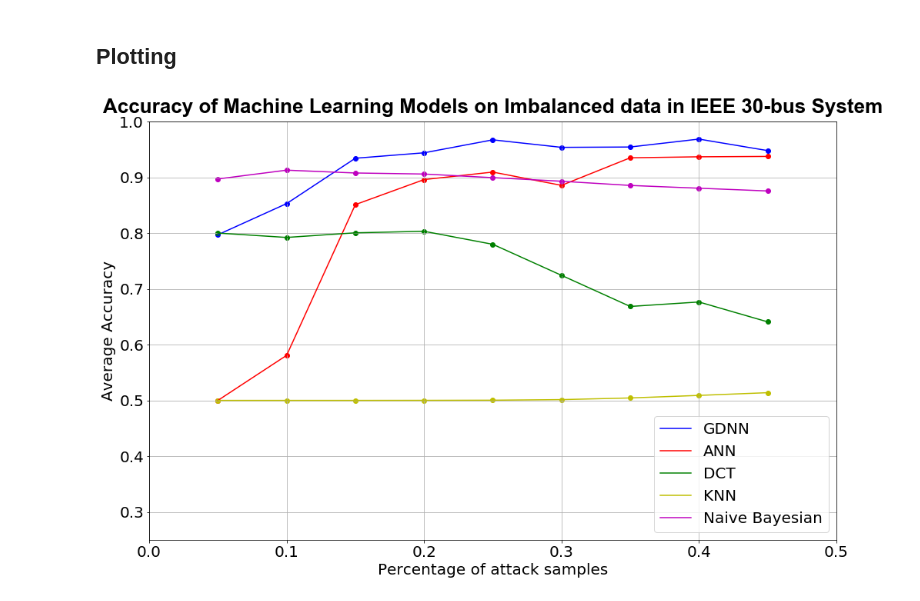
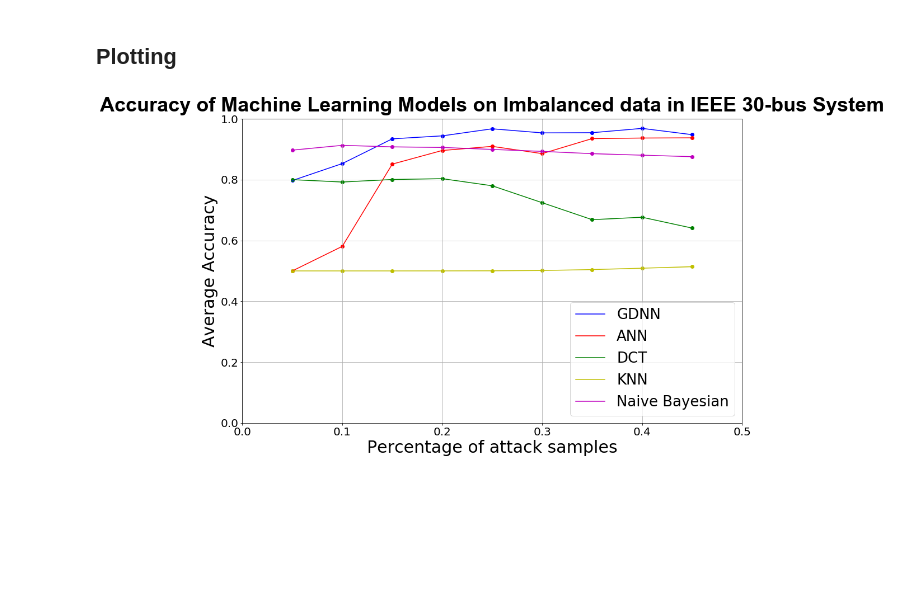
Before and after one commit to jsakhnin/DL_FDI, a Jupyter notebook: Plots and Figures/IEEE30_Imbalanced.ipynb, the cells around one changed output. Drawn from its saved outputs; the diff is of its cells as text; code cells hidden in the pictures; blank space fills up the shorter version.

Commit message:
enlarged fonts in figures

```diff
--- a/Plots and Figures/IEEE30_Imbalanced.ipynb
+++ b/Plots and Figures/IEEE30_Imbalanced.ipynb
@@ -90,45 +90,47 @@ print(x)
 # %% [markdown]
 ## Plotting
 # %%
-SMALL_SIZE = 14
-MEDIUM_SIZE = 20
-BIGGER_SIZE = 26
+SMALL_SIZE = 20
+MEDIUM_SIZE = 30
+BIGGER_SIZE = 42
 
 plt.rc('font', size=SMALL_SIZE)          # controls default text sizes
 plt.rc('axes', titlesize=MEDIUM_SIZE)     # fontsize of the axes title
 plt.rc('axes', labelsize=MEDIUM_SIZE)    # fontsize of the x and y labels
-plt.rc('xtick', labelsize=MEDIUM_SIZE)    # fontsize of the tick labels
-plt.rc('ytick', labelsize=MEDIUM_SIZE)    # fontsize of the tick labels
-plt.rc('legend', fontsize=MEDIUM_SIZE)    # legend fontsize
+plt.rc('xtick', labelsize=SMALL_SIZE)    # fontsize of the tick labels
+plt.rc('ytick', labelsize=SMALL_SIZE)    # fontsize of the tick labels
+plt.rc('legend', fontsize=26)    # legend fontsize
 plt.rc('figure', titlesize=BIGGER_SIZE)  # fontsize of the figure title
-title_font = {'fontname':'Arial', 'size':'26', 'color':'black', 'weight':'bold',
+title_font = {'fontname':'Arial', 'size':'36', 'color':'black', 'weight':'bold',
               'verticalalignment':'bottom'} # Bottom vertical alignment for more space
+title_font2 = {'fontname':'Arial', 'size':'30', 'color':'black', 'weight':'medium',
+              'verticalalignment':'bottom'} # Bottom vertical alignment for more space
 # %%
 plt.figure(figsize=(16,10))
 plt.scatter(x,gdnn_acc, color = 'b')
 plt.plot(x,gdnn_acc, 'b-', label="GDNN")
 
 plt.scatter(x,ann_acc, color = 'r')
 plt.plot(x,ann_acc, 'r-', label="ANN")
 
 plt.scatter(x,dct_acc, color = 'g')
 plt.plot(x,dct_acc, 'g-', label="DCT")
 
 plt.scatter(x,knn_acc, color = 'y')
 plt.plot(x,knn_acc, 'y-', label="KNN")
 
 plt.scatter(x,gnb_acc, color = 'm')
 plt.plot(x,gnb_acc, 'm-', label="Naive Bayesian")
 
 plt.ylabel('Average Accuracy')
 plt.xlabel('Percentage of attack samples')
 plt.legend(loc="lower right")
-plt.axis([0,0.5,0.25,1])
+plt.axis([0,0.5,0,1])
 
 plt.title('Accuracy of Machine Learning Models on Imbalanced data in IEEE 30-bus System', **title_font)
 plt.grid()
 plt.savefig('IEEE30_ImbalancedAccuracies.png')
 
 plt.show()
 # %% [output]
-[figure, old version]
+[figure, new version]
```
Also changed, not shown: 24 other files.
